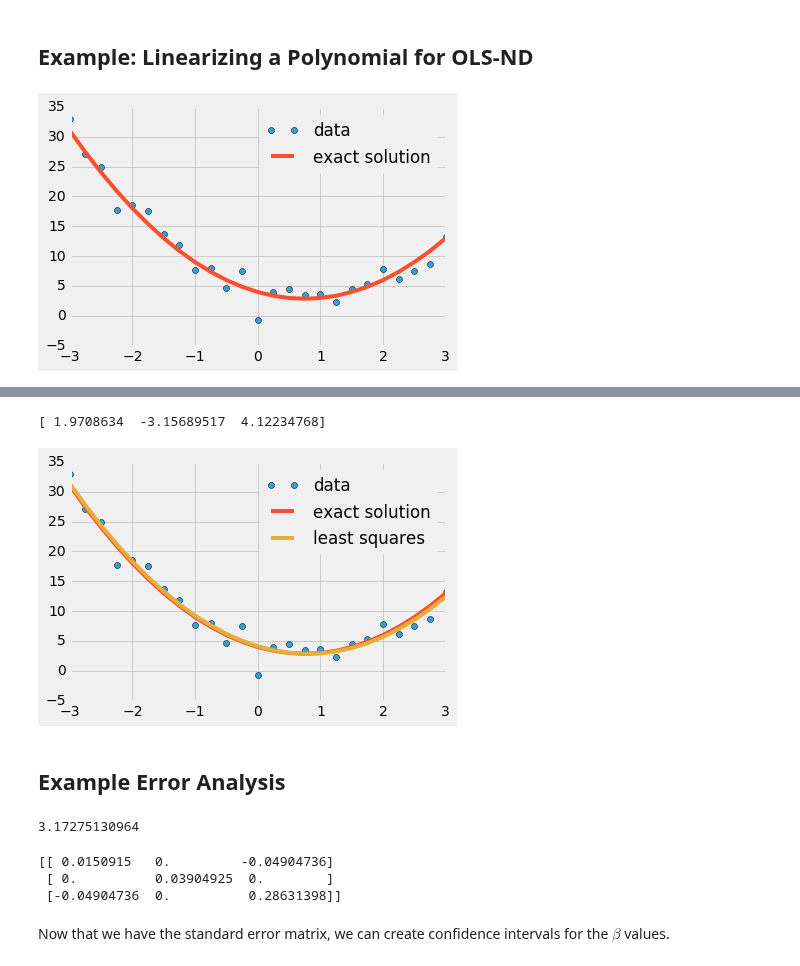
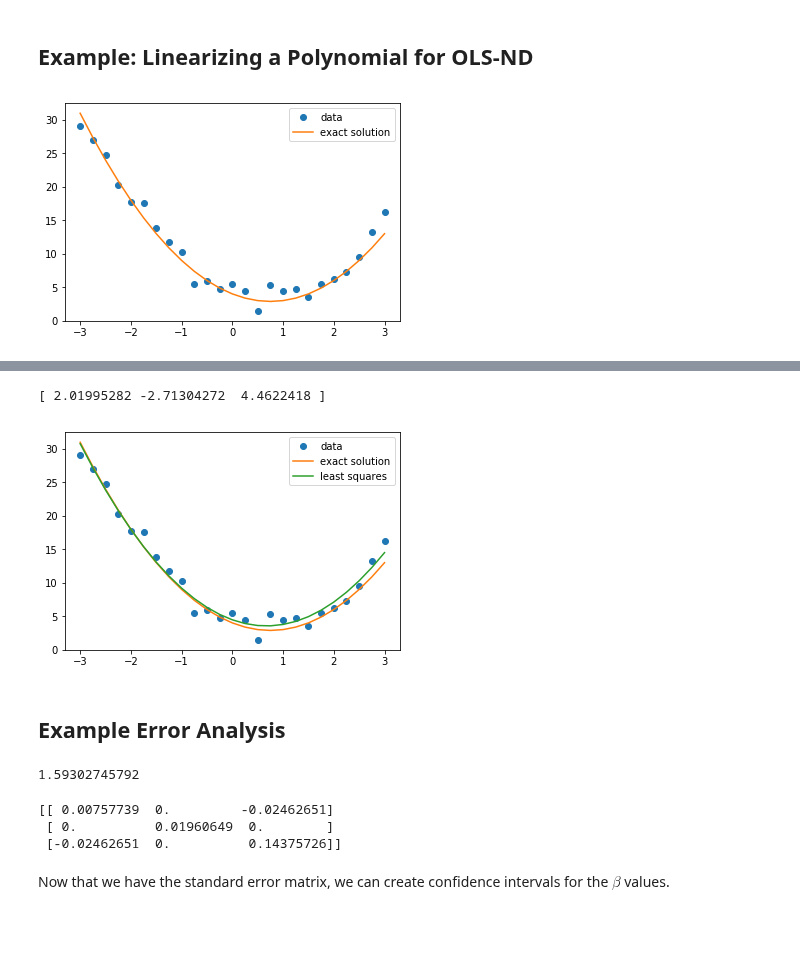
Before and after one commit to whitead/numerical_stats, a Jupyter notebook: unit_12/lectures/lecture_1.ipynb, the cells around one changed output, grey strips where cells are left out. Drawn from its saved outputs; the diff is of its cells as text; code cells hidden in the pictures; blank space fills up the shorter version.

```diff
--- a/unit_12/lectures/lecture_1.ipynb
+++ b/unit_12/lectures/lecture_1.ipynb
@@ -25,7 +32,6 @@ import numpy as np
 import matplotlib.pyplot as plt
 from math import sqrt, pi, erf
 import scipy.stats
-plt.style.use('fivethirtyeight')
 # %% [markdown]
 Least Squares Linear Regression
 ====
@@ -483,13 +499,10 @@ Example: Linearizing a Polynomial for OLS-ND
 # %%
-x = np.linspace(-3, 3, 25)
-y = 2 * x ** 2 - 3 * x + 4 + scipy.stats.norm.rvs(size=len(x), loc=0, scale=1.5)
-
 plt.plot(x,y, 'o', label='data')
 plt.plot(x,2 * x ** 2 - 3 * x + 4, '-', label='exact solution')
 plt.legend(loc='upper right')
 plt.show()
 # %% [output]
-[figure, old version]
+[figure, new version]
 # %%
 x_mat = np.column_stack( (x**2, x, np.ones(len(x))) )
 x_mat
@@ -512,34 +525,34 @@ array([[ 9.    , -3.    ,  1.    ],
        [ 7.5625,  2.75  ,  1.    ],
        [ 9.    ,  3.    ,  1.    ]])
 # %%
-beta = linalg.inv(x_mat.transpose().dot(x_mat)).dot(x_mat.transpose()).dot(y)
+beta,*_ = linalg.lstsq(x_mat, y)
 print(beta)
 plt.plot(x,y, 'o', label='data')
 plt.plot(x,2 * x ** 2 - 3 * x + 4, '-', label='exact solution')
 plt.plot(x,x_mat.dot(beta), label='least squares')
 plt.legend(loc='upper right')
 plt.show()
 # %% [output]
-[ 1.9708634  -3.15689517  4.12234768]
+[ 2.01995282 -2.71304272  4.4622418 ]
-[figure, old version]
+[figure, new version]
 # %% [markdown]
 Example Error Analysis
 ---
 # %%
-yhat = x_mat.dot(beta)
+yhat = x_mat @ beta
 resids = yhat - y
 SSR = np.sum(resids**2)
 se2_epsilon = SSR / (len(x) - len(beta))
 print(se2_epsilon)
 # %% [output]
-3.17275130964
+1.59302745792
 # %%
-se2_beta = se2_epsilon * linalg.inv(x_mat.transpose().dot(x_mat))
+se2_beta = se2_epsilon * linalg.inv(x_mat.transpose() @ x_mat)
 print(se2_beta)
 # %% [output]
-[[ 0.0150915   0.         -0.04904736]
- [ 0.          0.03904925  0.        ]
- [-0.04904736  0.          0.28631398]]
+[[ 0.00757739  0.         -0.02462651]
+ [ 0.          0.01960649  0.        ]
+ [-0.02462651  0.          0.14375726]]
 # %% [markdown]
 Now that we have the standard error matrix, we can create confidence intervals for the $\beta$ values.
 # %%
```
Also changed, not shown: parts of 27 cells of this notebook, 4 other files.
